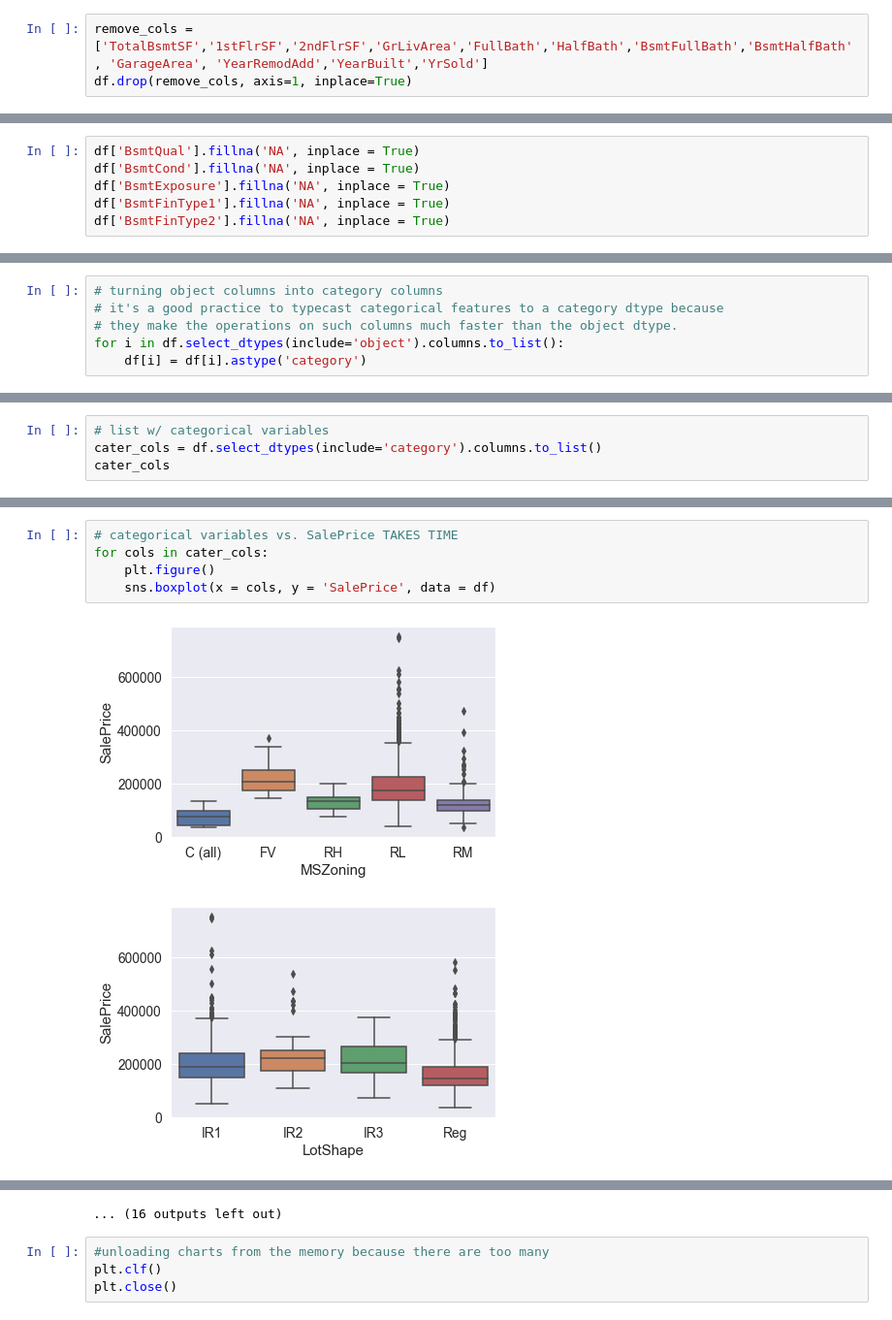
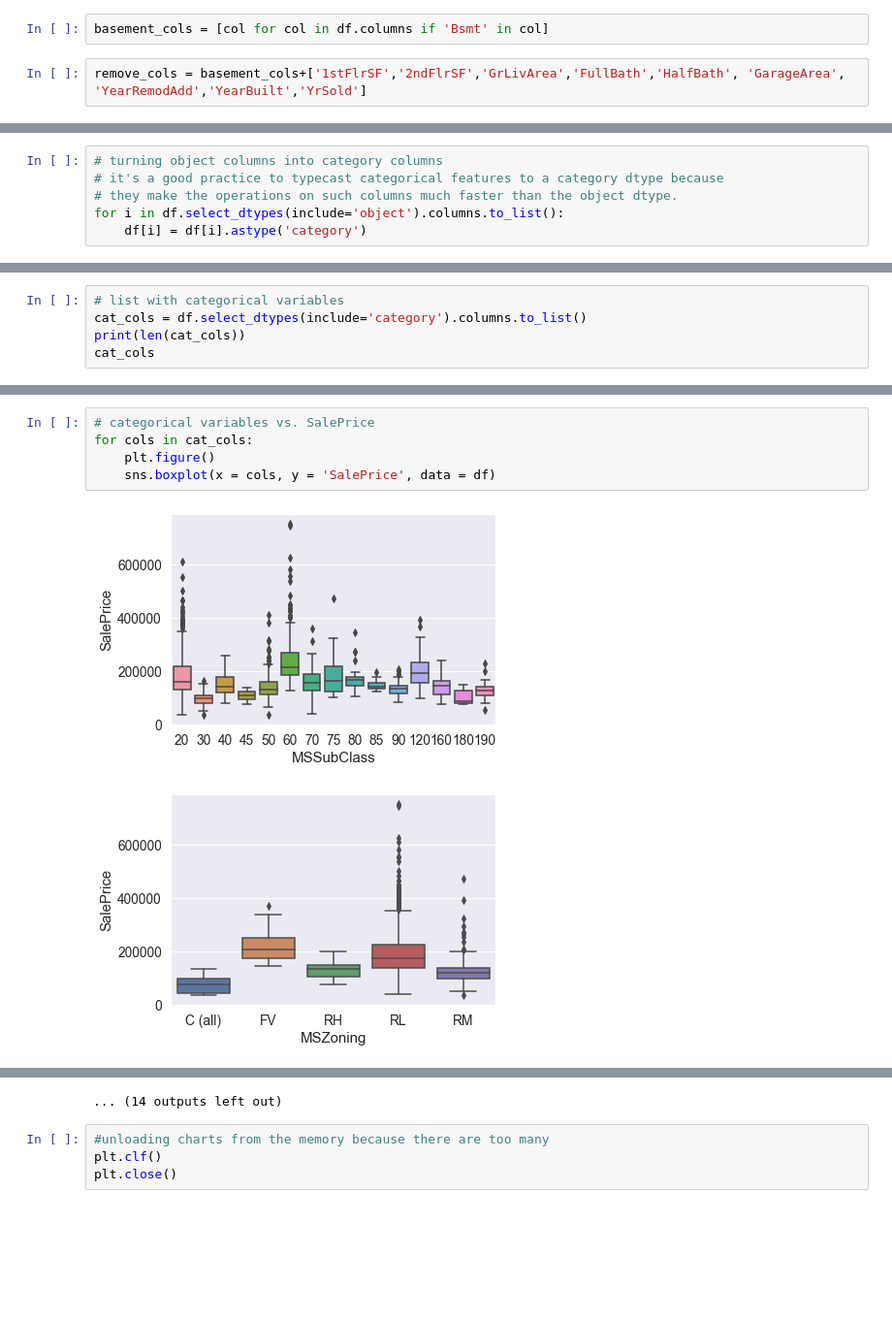
Before and after one commit to HHook/keras-house-prices, a Jupyter notebook: Keras regression house prices project.ipynb, the cells around one changed output, grey strips where cells are left out. Shown at 97% size. Saved outputs shown, nothing was run; the diff lists cells and outputs as text; blank space fills up the shorter version.

```diff
--- a/Keras regression house prices project.ipynb
+++ b/Keras regression house prices project.ipynb
@@ -212,6 +191,7 @@ df['Remodeled'] = np.where(df['YearRemodAdd'] == df['YearBuilt'], 'No', 'Yes') #
 df['Age when Sold'] = df['YrSold'] - df['YearRemodAdd'] # how many years after being remodeled is the house sold
 # %% [markdown]
 ### Drop features that were combined
+# %%
+basement_cols = [col for col in df.columns if 'Bsmt' in col]
 # %%
-remove_cols = ['TotalBsmtSF','1stFlrSF','2ndFlrSF','GrLivArea','FullBath','HalfBath','BsmtFullBath','BsmtHalfBath', 'GarageArea', 'YearRemodAdd','YearBuilt','YrSold']
-df.drop(remove_cols, axis=1, inplace=True)
+remove_cols = basement_cols+['1stFlrSF','2ndFlrSF','GrLivArea','FullBath','HalfBath', 'GarageArea', 'YearRemodAdd','YearBuilt','YrSold']
@@ -312,9 +312,3 @@ df['GarageType'].fillna('NA', inplace = True)
-# %%
-df['BsmtQual'].fillna('NA', inplace = True)
-df['BsmtCond'].fillna('NA', inplace = True)
-df['BsmtExposure'].fillna('NA', inplace = True)
-df['BsmtFinType1'].fillna('NA', inplace = True)
-df['BsmtFinType2'].fillna('NA', inplace = True)
 # %%
 # categorical
 df['MSSubClass'] = df['MSSubClass'].astype('category')
@@ -338,5 +323,6 @@ Name: MSZoning, dtype: int64
 # %%
-# list w/ categorical variables
-cater_cols = df.select_dtypes(include='category').columns.to_list()
-cater_cols
+# list with categorical variables
+cat_cols = df.select_dtypes(include='category').columns.to_list()
+print(len(cat_cols))
+cat_cols
 # %% [output]
@@ -360,8 +347,8 @@ cater_cols
 # %%
-# categorical variables vs. SalePrice TAKES TIME
-for cols in cater_cols:
+# categorical variables vs. SalePrice
+for cols in cat_cols:
     plt.figure()
     sns.boxplot(x = cols, y = 'SalePrice', data = df)
 # %% [output]
-[figure, old version]
+[figure, new version]
-[figure, old version]
+[figure, new version]
@@ -378,4 +365,4 @@ for cols in cater_cols:
-... (16 outputs left out)
+... (14 outputs left out)
 # %%
 #unloading charts from the memory because there are too many
 plt.clf()
```
Also changed, not shown: parts of 33 cells of this notebook.
